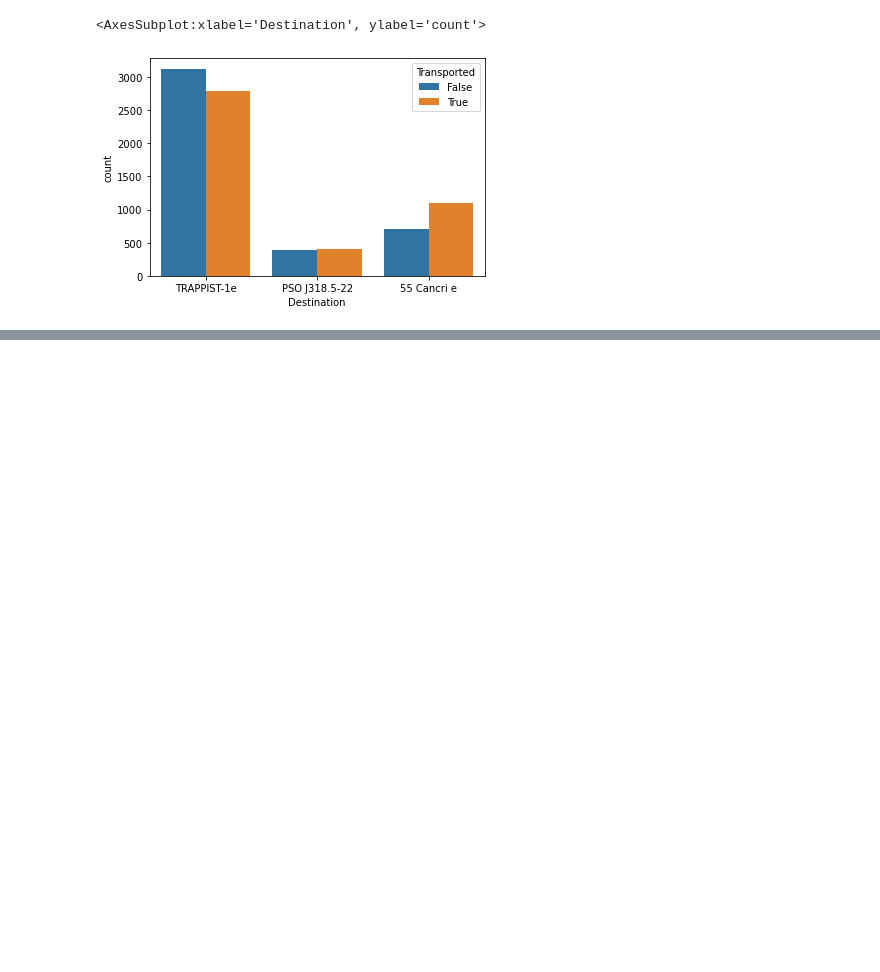
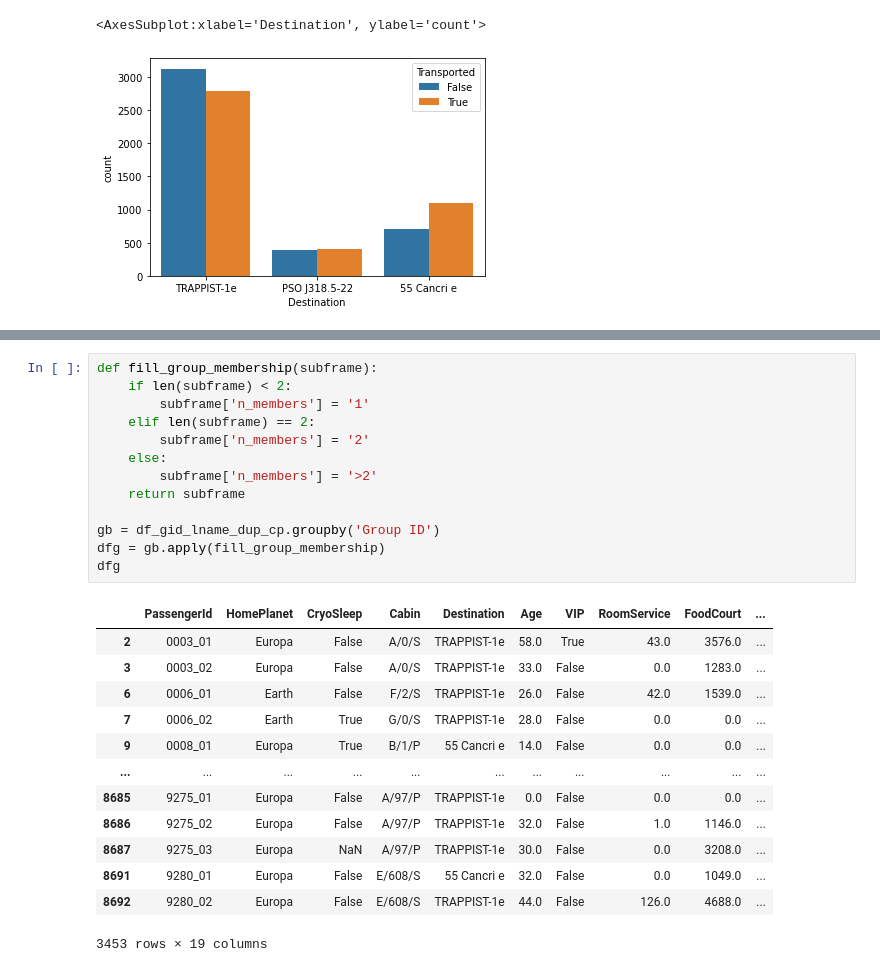
Before and after one commit to team-pass-ds/Spaceship-Titanic, a Jupyter notebook: notebooks/shiladitya-nb.ipynb, the cells around one changed output, grey strips where cells are left out. Drawn from its saved outputs; the diff is of its cells as text; blank space fills up the shorter version.

```diff
--- a/notebooks/shiladitya-nb.ipynb
+++ b/notebooks/shiladitya-nb.ipynb
@@ -55,0 +202,27 @@ sns.countplot(hue='Transported', x='Destination', data=df)
+# %%
+def fill_group_membership(subframe):
+    if len(subframe) < 2:
+        subframe['n_members'] = '1'
+    elif len(subframe) == 2:
+        subframe['n_members'] = '2'
+    else:
+        subframe['n_members'] = '>2'
+    return subframe
+
+gb = df_gid_lname_dup_cp.groupby('Group ID')
+dfg = gb.apply(fill_group_membership)
+dfg
+# %% [output]
+|  | PassengerId | HomePlanet | CryoSleep | Cabin | Destination | Age | VIP | RoomService | FoodCourt | ... |
+| 2 | 0003_01 | Europa | False | A/0/S | TRAPPIST-1e | 58.0 | True | 43.0 | 3576.0 | ... |
+| 3 | 0003_02 | Europa | False | A/0/S | TRAPPIST-1e | 33.0 | False | 0.0 | 1283.0 | ... |
+| 6 | 0006_01 | Earth | False | F/2/S | TRAPPIST-1e | 26.0 | False | 42.0 | 1539.0 | ... |
+| 7 | 0006_02 | Earth | True | G/0/S | TRAPPIST-1e | 28.0 | False | 0.0 | 0.0 | ... |
+| 9 | 0008_01 | Europa | True | B/1/P | 55 Cancri e | 14.0 | False | 0.0 | 0.0 | ... |
+| ... | ... | ... | ... | ... | ... | ... | ... | ... | ... | ... |
+| 8685 | 9275_01 | Europa | False | A/97/P | TRAPPIST-1e | 0.0 | False | 0.0 | 0.0 | ... |
+| 8686 | 9275_02 | Europa | False | A/97/P | TRAPPIST-1e | 32.0 | False | 1.0 | 1146.0 | ... |
+| 8687 | 9275_03 | Europa | NaN | A/97/P | TRAPPIST-1e | 30.0 | False | 0.0 | 3208.0 | ... |
+| 8691 | 9280_01 | Europa | False | E/608/S | 55 Cancri e | 32.0 | False | 0.0 | 1049.0 | ... |
+| 8692 | 9280_02 | Europa | False | E/608/S | TRAPPIST-1e | 44.0 | False | 126.0 | 4688.0 | ... |
+3453 rows × 19 columns
```
Also changed, not shown: parts of 15 cells of this notebook.
